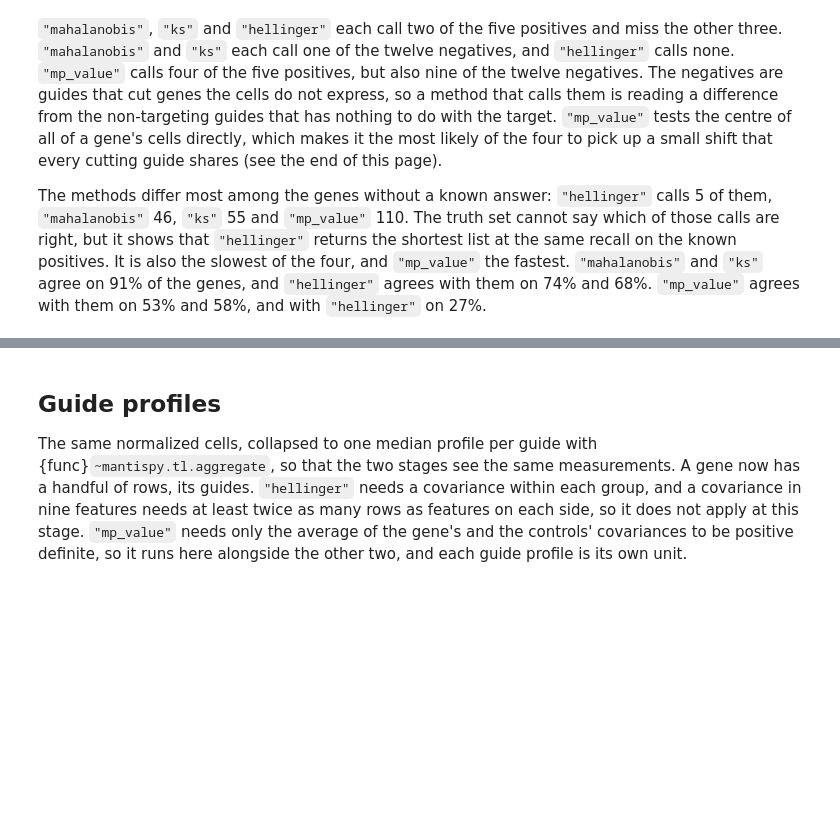
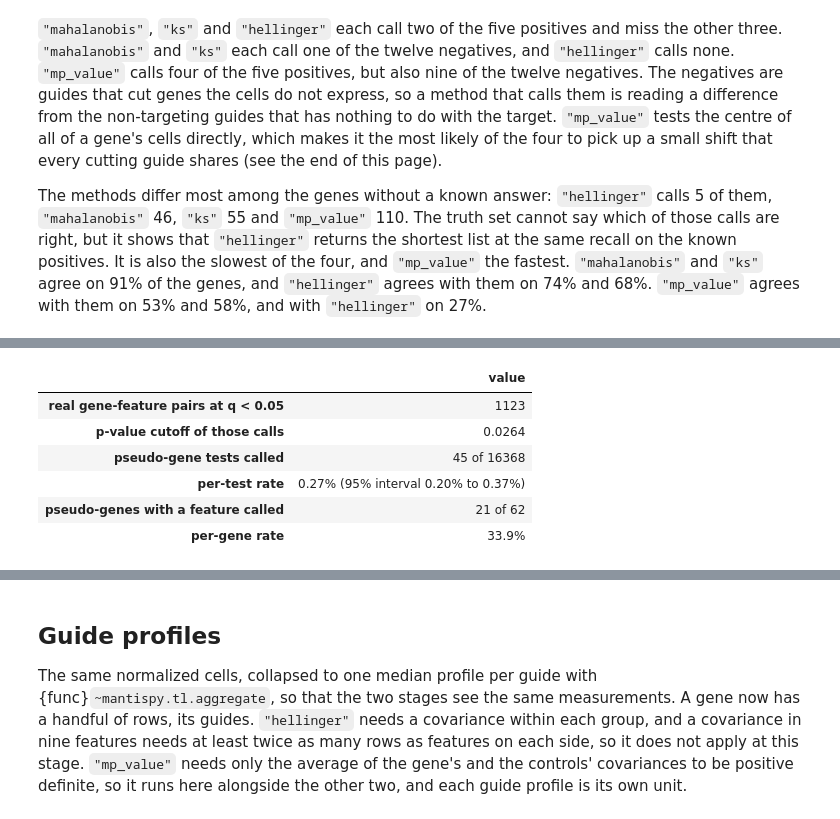
Before and after one commit to scverse/mantispy, a Jupyter notebook: docs/tutorials/genetics/hit_calling_methods.ipynb, the cells around one changed output, grey strips where cells are left out. Cells and saved outputs as stored; diff of their text form; code cells hidden in the pictures; blank space fills up the shorter version.

```diff
--- a/docs/tutorials/genetics/hit_calling_methods.ipynb
+++ b/docs/tutorials/genetics/hit_calling_methods.ipynb
@@ -127,0 +162,27 @@ on 74% and 68%. `"mp_value"` agrees with them on 53% and 58%, and with `"helling
+# %%
+from scipy.stats import binomtest
+
+real = table[~table["is_pseudogene"]]
+cutoff = real.loc[real["qvalue"] < 0.05, "pvalue"].max()
+called = pseudo["pvalue"] <= cutoff
+interval = binomtest(int(called.sum()), len(called)).proportion_ci(0.95)
+per_gene = called.groupby(pseudo["group"]).any()
+pd.Series(
+    {
+        "real gene-feature pairs at q < 0.05": int((real["qvalue"] < 0.05).sum()),
+        "p-value cutoff of those calls": round(cutoff, 4),
+        "pseudo-gene tests called": f"{int(called.sum())} of {len(called)}",
+        "per-test rate": f"{called.mean():.2%} (95% interval {interval.low:.2%} to {interval.high:.2%})",
+        "pseudo-genes with a feature called": f"{int(per_gene.sum())} of {per_gene.size}",
+        "per-gene rate": f"{per_gene.mean():.1%}",
+    },
+    name="value",
+).to_frame()
+# %% [output]
+|  | value |
+| real gene-feature pairs at q < 0.05 | 1123 |
+| p-value cutoff of those calls | 0.0264 |
+| pseudo-gene tests called | 45 of 16368 |
+| per-test rate | 0.27% (95% interval 0.20% to 0.37%) |
+| pseudo-genes with a feature called | 21 of 62 |
+| per-gene rate | 33.9% |
```
Also changed, not shown: parts of 6 cells of this notebook.
